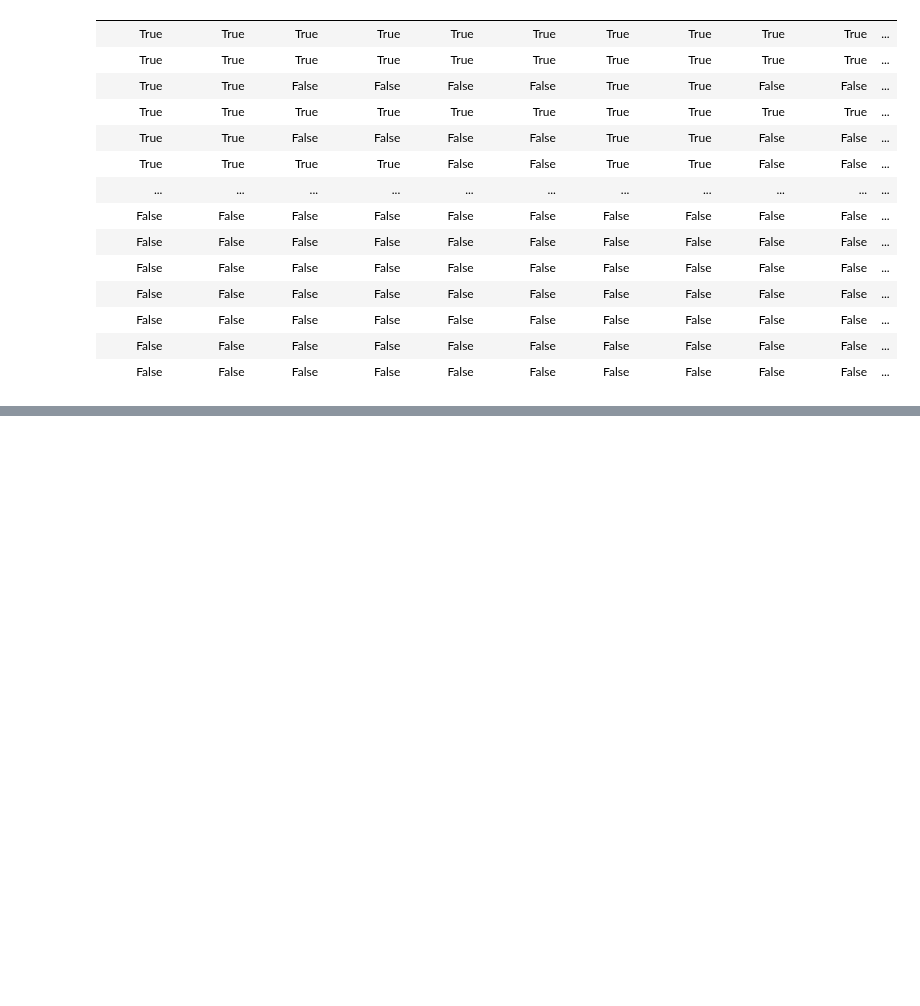
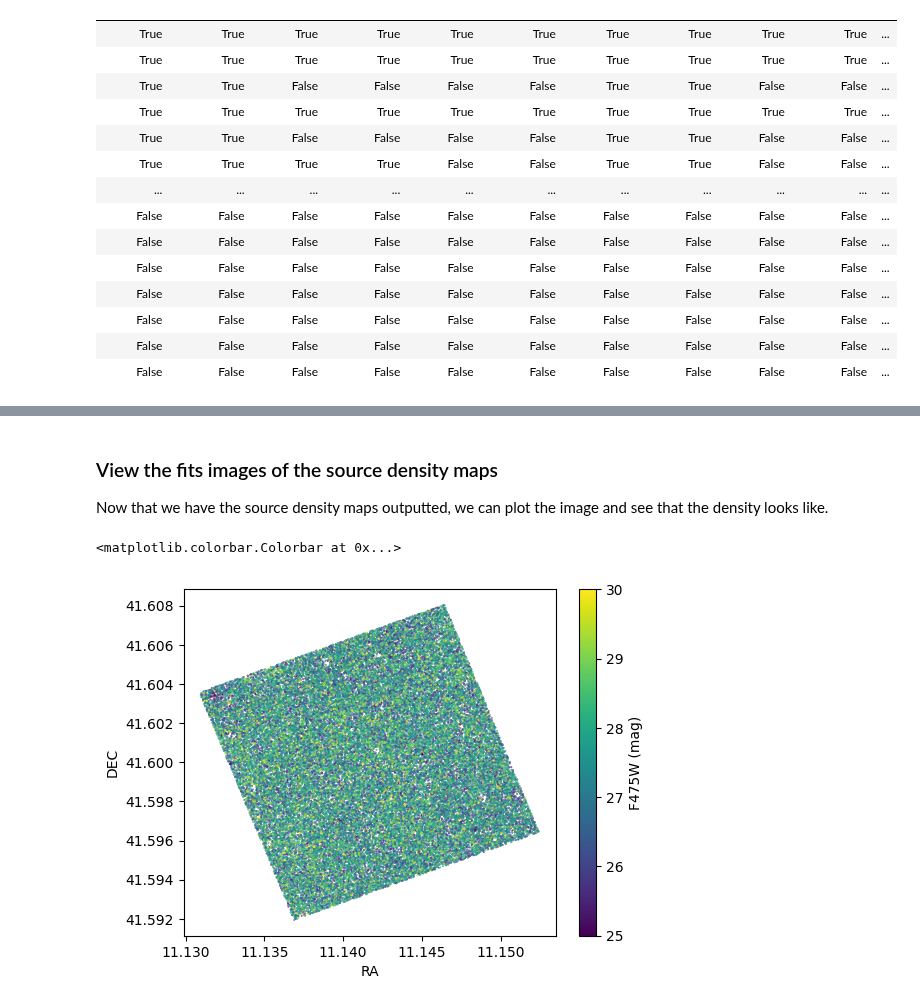
Before and after one commit to BEAST-Fitting/beast, a Jupyter notebook: docs/tutorial.ipynb, the cells around one changed output, grey strips where cells are left out. Cells and saved outputs as stored; diff of their text form; code cells hidden in the pictures; blank space fills up the shorter version.

```diff
--- a/docs/tutorial.ipynb
+++ b/docs/tutorial.ipynb
@@ -124,0 +193,15 @@ zsh:1: number expected
+# %% [markdown]
+### View the fits images of the source density maps
+Now that we have the source density maps outputted, we can plot the image and see that the density looks like.
+# %%
+stats = Table.read(gst_file)
+
+fig, ax = plt.subplots(1,1, figsize=(6, 4.5))
+
+cbar = ax.scatter(stats["RA"], stats["DEC"], s=0.1, c=stats["F475W_VEGA"], vmin=25, vmax=30)
+ax.set_xlabel("RA")
+ax.set_ylabel("DEC")
+plt.colorbar(cbar, label="F475W (mag)")
+# %% [output]
+<matplotlib.colorbar.Colorbar at 0x...>
+[figure, added]
```
Also changed, not shown: parts of 32 cells of this notebook, 8 other files.
